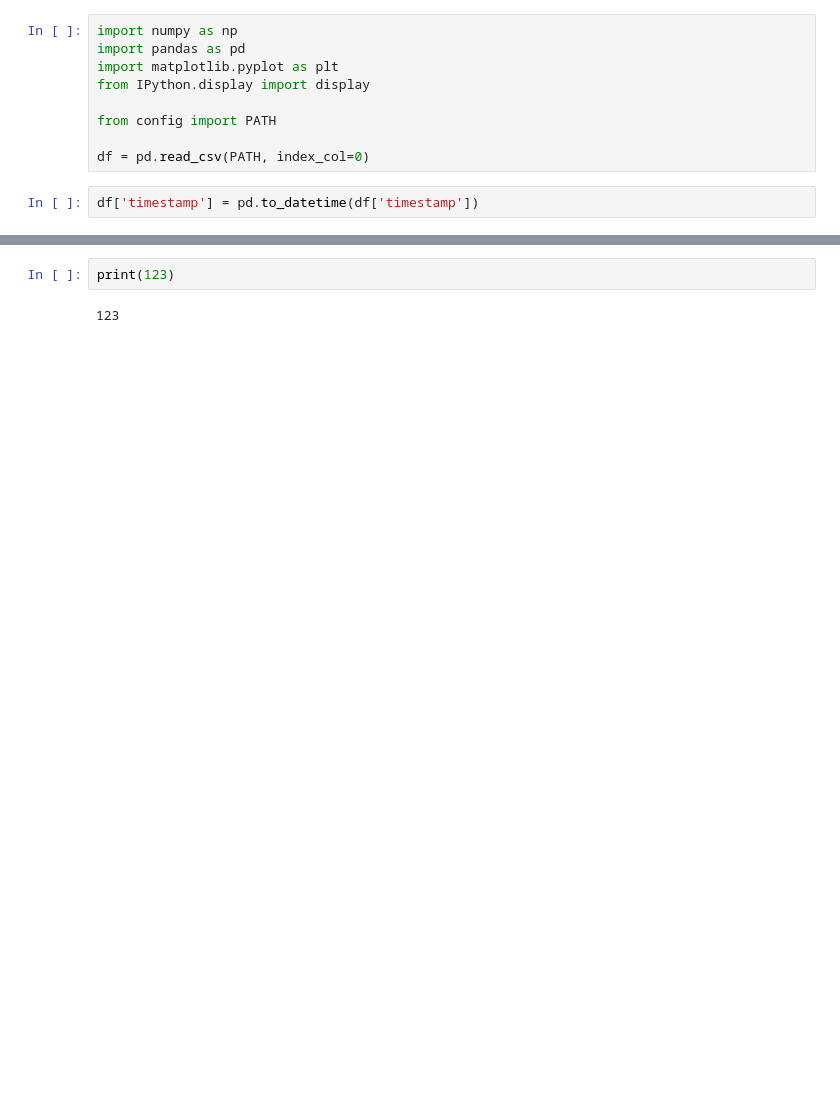
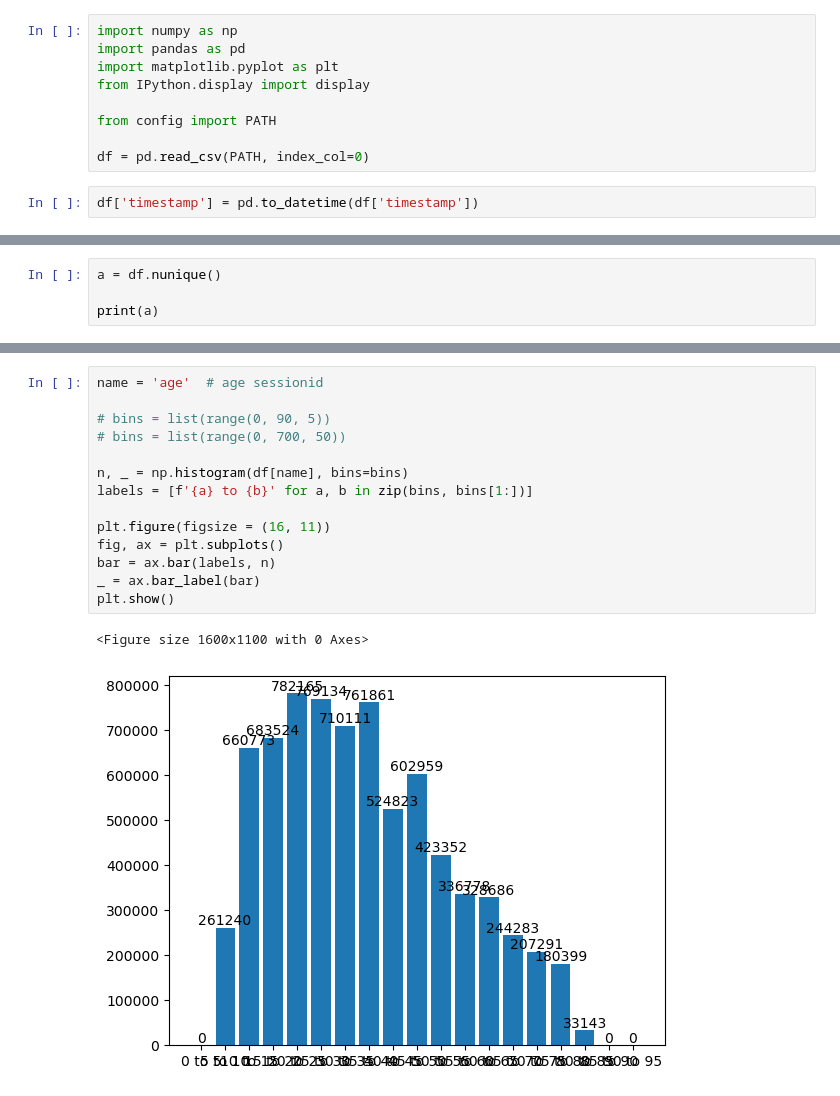
Before and after one commit to AndryMaster/BigData_Yandex, a Jupyter notebook: Project/start.ipynb, the cells around one changed output, grey strips where cells are left out. Cells and saved outputs as stored; diff of their text form; blank space fills up the shorter version.

```diff
--- a/Project/start.ipynb
+++ b/Project/start.ipynb
@@ -50,3 +50,7 @@ memory usage: 573.0+ MB
 | 7 | user_10000 | 1 | 2021-12-30 12:30:45 | category | 0.000000 | Товары для детей | 42 | Ж | Красноярск |
 | 8 | user_10000 | 1 | 2021-12-30 12:30:48 | cart | 5735.262266 | Авто/мото товары | 42 | Ж | Красноярск |
 | 9 | user_10000 | 1 | 2021-12-30 12:30:52 | checkout | 6130.000000 | None | 42 | Ж | Красноярск |
+# %%
+a = df.nunique()
+
+print(a)
@@ -53,4 +91,17 @@ memory usage: 573.0+ MB
 # %%
-print(123)
+name = 'age'  # age sessionid
+
+# bins = list(range(0, 90, 5))
+# bins = list(range(0, 700, 50))
+
+n, _ = np.histogram(df[name], bins=bins)
+labels = [f'{a} to {b}' for a, b in zip(bins, bins[1:])]
+
+plt.figure(figsize = (16, 11))
+fig, ax = plt.subplots()
+bar = ax.bar(labels, n)
+_ = ax.bar_label(bar)
+plt.show()
 # %% [output]
-123
+<Figure size 1600x1100 with 0 Axes>
+[figure, added]
```
Also changed, not shown: parts of 5 cells of this notebook.
